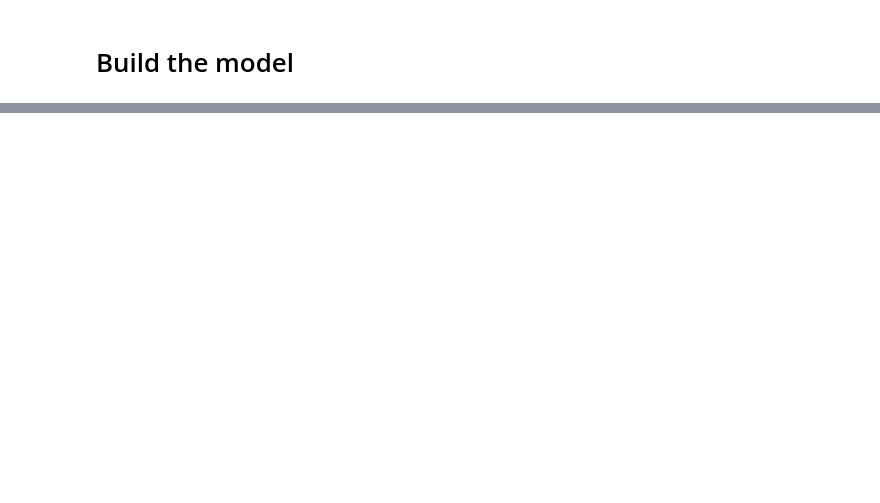
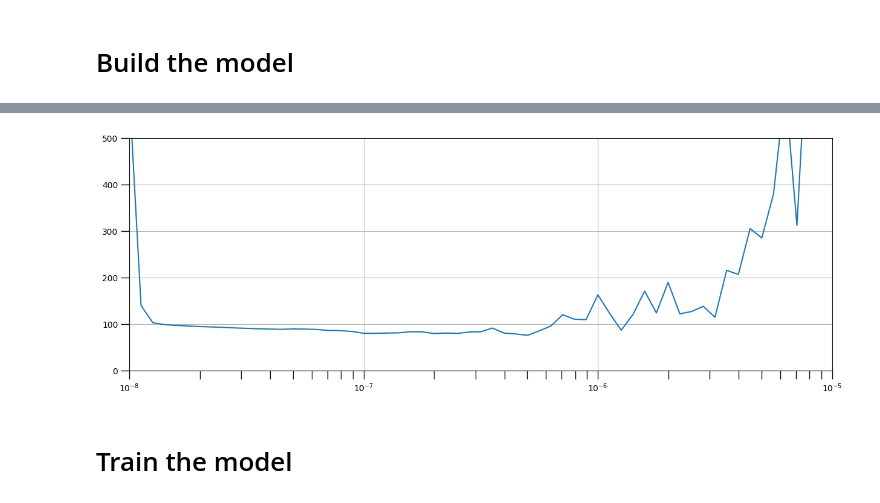
Before and after one commit to sayid-alt/usd_idr_exchange_prediction, a Jupyter notebook: development/usd_idr_prediction.ipynb, the cells around one changed output, grey strips where cells are left out. Drawn from its saved outputs; the diff is of its cells as text; code cells hidden in the pictures; blank space fills up the shorter version.

```diff
--- a/development/usd_idr_prediction.ipynb
+++ b/development/usd_idr_prediction.ipynb
@@ -490,0 +593,3 @@ Model: "sequential_7"
+# %%
+history_diff = model_diff_tune.fit(train_idrx_diff, epochs=100,
+                              callbacks=[lr_scheduler])
@@ -490,0 +632,4 @@ Model: "sequential_7"
+# %%
+plot_learning_rates(lrs, history_diff, axis=[1e-8, 1e-5,0, 500])
+# %% [output]
+[figure, added]
@@ -490,0 +643,2 @@ Model: "sequential_7"
+# %% [markdown]
+# Train the model
```
Also changed, not shown: parts of 26 cells of this notebook.
